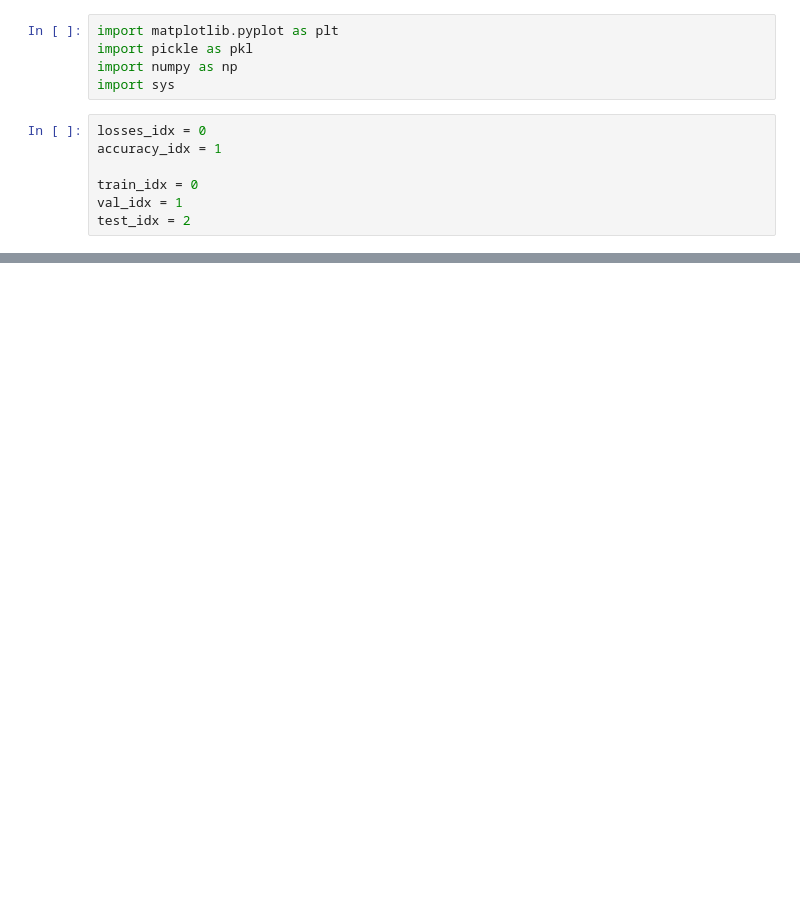
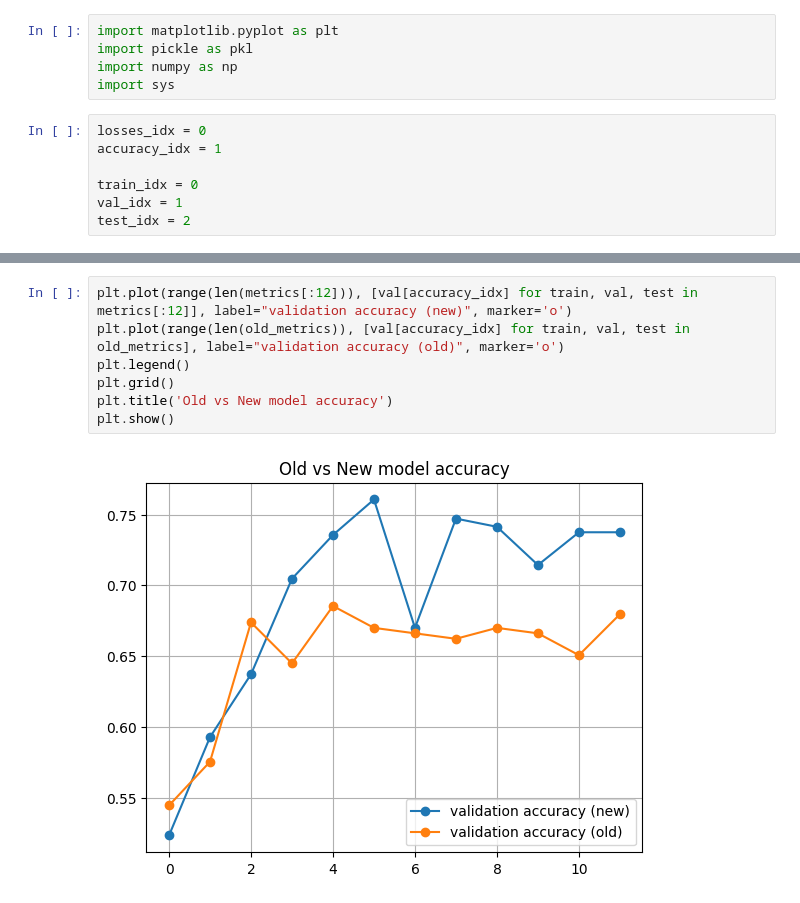
Before and after one commit to Knightrider16/EAURMF, a Jupyter notebook: notebooks/result.ipynb, the cells around one changed output, grey strips where cells are left out. Cells and saved outputs as stored; diff of their text form; blank space fills up the shorter version.

```diff
--- a/notebooks/result.ipynb
+++ b/notebooks/result.ipynb
@@ -25,0 +56,9 @@ plt.plot()
+# %%
+plt.plot(range(len(metrics[:12])), [val[accuracy_idx] for train, val, test in metrics[:12]], label="validation accuracy (new)", marker='o')
+plt.plot(range(len(old_metrics)), [val[accuracy_idx] for train, val, test in old_metrics], label="validation accuracy (old)", marker='o')
+plt.legend()
+plt.grid()
+plt.title('Old vs New model accuracy')
+plt.show()
+# %% [output]
+[figure, added]
```
Also changed, not shown: parts of 4 cells of this notebook, 3 other files.
